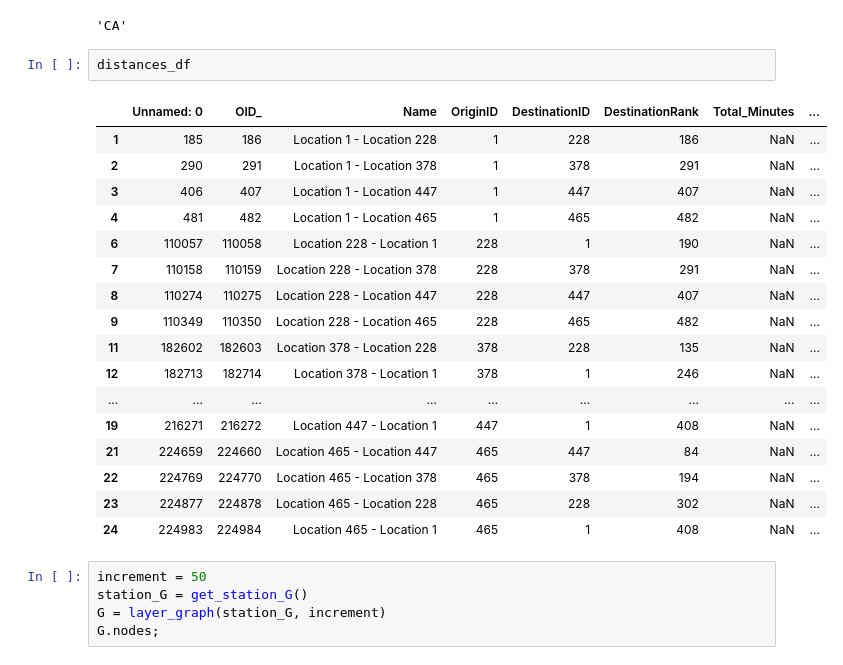
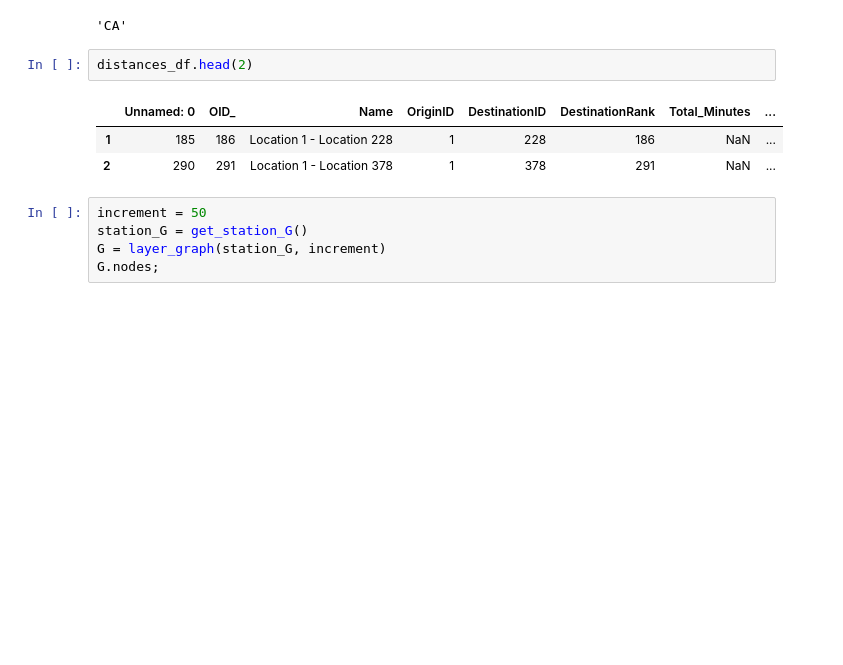
Before and after one commit to alandler/i5_freight_simulation, a Jupyter notebook: Simulation (Interactive).ipynb, the cells around one changed output. Drawn from its saved outputs; the diff is of its cells as text; blank space fills up the shorter version.

```diff
--- a/Simulation (Interactive).ipynb
+++ b/Simulation (Interactive).ipynb
@@ -30,25 +30,11 @@ stations_df.set_index("OID_").loc[228]["st_prv_cod"]
 # %% [output]
 'CA'
 # %%
-distances_df
+distances_df.head(2)
 # %% [output]
 |  | Unnamed: 0 | OID_ | Name | OriginID | DestinationID | DestinationRank | Total_Minutes | ... |
 | 1 | 185 | 186 | Location 1 - Location 228 | 1 | 228 | 186 | NaN | ... |
 | 2 | 290 | 291 | Location 1 - Location 378 | 1 | 378 | 291 | NaN | ... |
-| 3 | 406 | 407 | Location 1 - Location 447 | 1 | 447 | 407 | NaN | ... |
-| 4 | 481 | 482 | Location 1 - Location 465 | 1 | 465 | 482 | NaN | ... |
-| 6 | 110057 | 110058 | Location 228 - Location 1 | 228 | 1 | 190 | NaN | ... |
-| 7 | 110158 | 110159 | Location 228 - Location 378 | 228 | 378 | 291 | NaN | ... |
-| 8 | 110274 | 110275 | Location 228 - Location 447 | 228 | 447 | 407 | NaN | ... |
-| 9 | 110349 | 110350 | Location 228 - Location 465 | 228 | 465 | 482 | NaN | ... |
-| 11 | 182602 | 182603 | Location 378 - Location 228 | 378 | 228 | 135 | NaN | ... |
-| 12 | 182713 | 182714 | Location 378 - Location 1 | 378 | 1 | 246 | NaN | ... |
-| ... | ... | ... | ... | ... | ... | ... | ... | ... |
-| 19 | 216271 | 216272 | Location 447 - Location 1 | 447 | 1 | 408 | NaN | ... |
-| 21 | 224659 | 224660 | Location 465 - Location 447 | 465 | 447 | 84 | NaN | ... |
-| 22 | 224769 | 224770 | Location 465 - Location 378 | 465 | 378 | 194 | NaN | ... |
-| 23 | 224877 | 224878 | Location 465 - Location 228 | 465 | 228 | 302 | NaN | ... |
-| 24 | 224983 | 224984 | Location 465 - Location 1 | 465 | 1 | 408 | NaN | ... |
 # %%
 increment = 50
 station_G = get_station_G()
```
Also changed, not shown: parts of 10 cells of this notebook, 7 other files.
